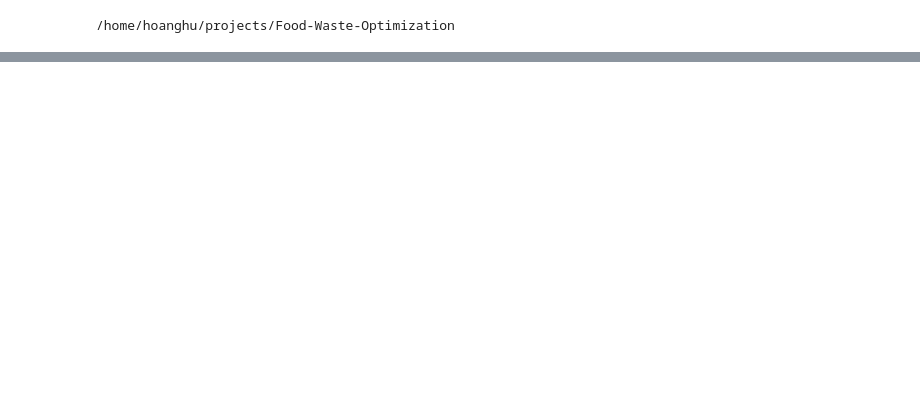
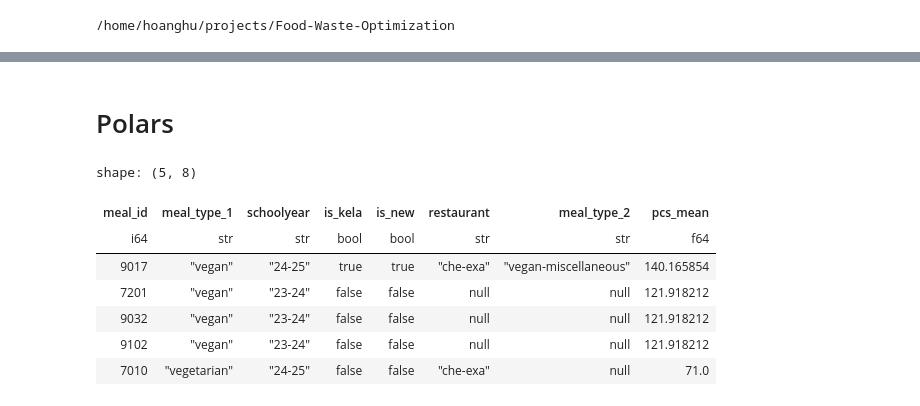
Before and after one commit to Food-Waste-Optimization/Food-Waste-Optimization, a Jupyter notebook: notebooks/phase_4/3_recommend_menus/3_recommend_menus.ipynb, the cells around one changed output, grey strips where cells are left out. Saved outputs shown, nothing was run; the diff lists cells and outputs as text; code cells hidden in the pictures; blank space fills up the shorter version.

```diff
--- a/notebooks/phase_4/3_recommend_menus/3_recommend_menus.ipynb
+++ b/notebooks/phase_4/3_recommend_menus/3_recommend_menus.ipynb
@@ -292,0 +41,15 @@ only showing top 20 rows
+# %% [markdown]
+# Polars
+# %%
+path = "data/processed/phase_4/dim_meals.xlsx"
+dim_meals_raw = pl.read_excel(path)
+dim_meals_raw.head()
+# %% [output]
+shape: (5, 8)
+| meal_id | meal_type_1 | schoolyear | is_kela | is_new | restaurant | meal_type_2 | pcs_mean |
+| i64 | str | str | bool | bool | str | str | f64 |
+| 9017 | "vegan" | "24-25" | true | true | "che-exa" | "vegan-miscellaneous" | 140.165854 |
+| 7201 | "vegan" | "23-24" | false | false | null | null | 121.918212 |
+| 9032 | "vegan" | "23-24" | false | false | null | null | 121.918212 |
+| 9102 | "vegan" | "23-24" | false | false | null | null | 121.918212 |
+| 7010 | "vegetarian" | "24-25" | false | false | "che-exa" | null | 71.0 |
```
Also changed, not shown: parts of 52 cells of this notebook.
